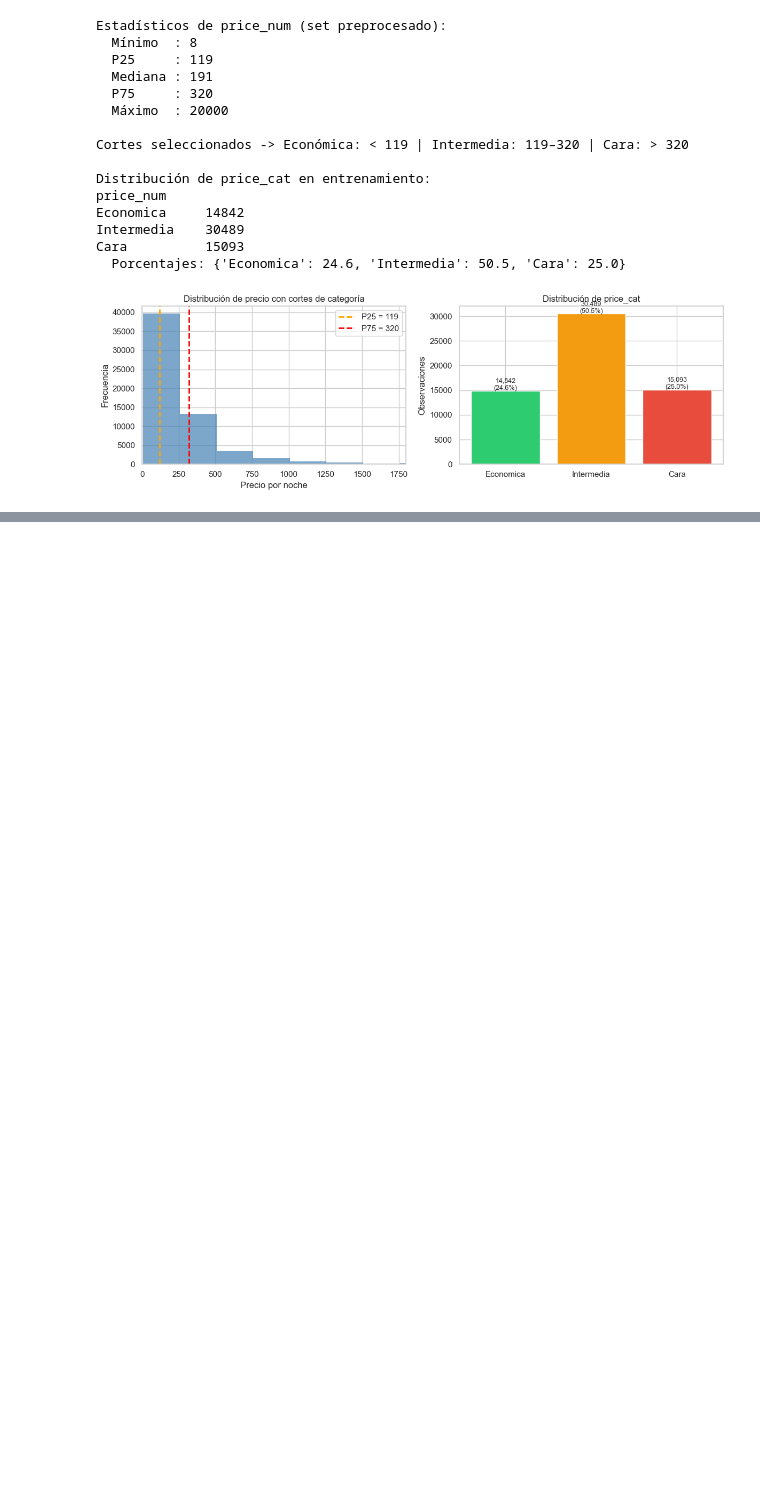
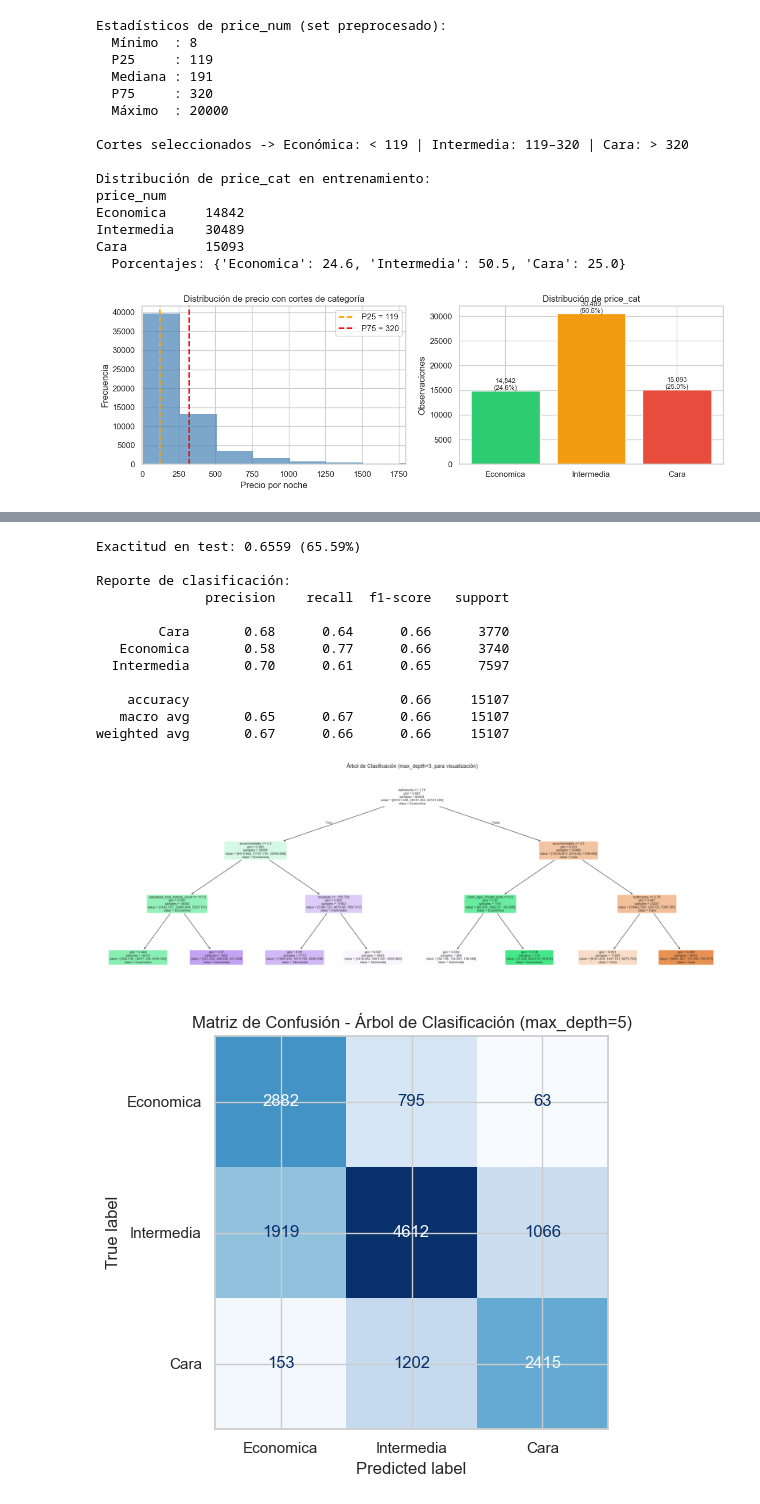
Before and after one commit to diegoanro22/MD-LAB04, a Jupyter notebook: Main.ipynb, the cells around one changed output, grey strips where cells are left out. Drawn from its saved outputs; the diff is of its cells as text; code cells hidden in the pictures; blank space fills up the shorter version.

```diff
--- a/Main.ipynb
+++ b/Main.ipynb
@@ -821,0 +830,60 @@ Los cortes se definen usando los **percentiles 25 y 75 de `price_num`** en el se
+# %%
+from sklearn.tree import DecisionTreeClassifier, plot_tree, export_text
+from sklearn.metrics import classification_report, confusion_matrix, ConfusionMatrixDisplay, accuracy_score
+import matplotlib.pyplot as plt
+import matplotlib
+
+# Entrenar árbol de clasificación (max_depth=5 para visualización manejable)
+clf_tree = DecisionTreeClassifier(max_depth=5, random_state=42, class_weight='balanced')
+clf_tree.fit(X_train, y_cat_train)
+
+# Predicción sobre prueba
+y_pred_clf = clf_tree.predict(X_test)
+acc = accuracy_score(y_cat_test, y_pred_clf)
+
+print(f"Exactitud en test: {acc:.4f} ({acc*100:.2f}%)")
+print("\nReporte de clasificación:")
+print(classification_report(y_cat_test, y_pred_clf, target_names=['Cara','Economica','Intermedia']))
+
+# --- Visualización del árbol (profundidad 3 para legibilidad) ---
+clf_tree_vis = DecisionTreeClassifier(max_depth=3, random_state=42, class_weight='balanced')
+clf_tree_vis.fit(X_train, y_cat_train)
+
+fig, ax = plt.subplots(figsize=(22, 8))
+plot_tree(
+    clf_tree_vis,
+    feature_names=X_train.columns.tolist(),
+    class_names=['Cara', 'Economica', 'Intermedia'],
+    filled=True,
+    rounded=True,
+    fontsize=8,
+    ax=ax
+)
+ax.set_title('Árbol de Clasificación (max_depth=3, para visualización)', fontsize=13)
+plt.tight_layout()
+plt.show()
+
+# --- Matriz de confusión ---
+labels_order = ['Economica', 'Intermedia', 'Cara']
+cm = confusion_matrix(y_cat_test, y_pred_clf, labels=labels_order)
+disp = ConfusionMatrixDisplay(confusion_matrix=cm, display_labels=labels_order)
+fig2, ax2 = plt.subplots(figsize=(7, 5))
+disp.plot(ax=ax2, cmap='Blues', colorbar=False)
+ax2.set_title('Matriz de Confusión - Árbol de Clasificación (max_depth=5)')
+plt.tight_layout()
+plt.show()
+# %% [output]
+Exactitud en test: 0.6559 (65.59%)
+
+Reporte de clasificación:
+              precision    recall  f1-score   support
+
+        Cara       0.68      0.64      0.66      3770
+   Economica       0.58      0.77      0.66      3740
+  Intermedia       0.70      0.61      0.65      7597
+
+    accuracy                           0.66     15107
+   macro avg       0.65      0.67      0.66     15107
+weighted avg       0.67      0.66      0.66     15107
+[figure, added]
+[figure, added]
```
Also changed, not shown: parts of 19 cells of this notebook.
